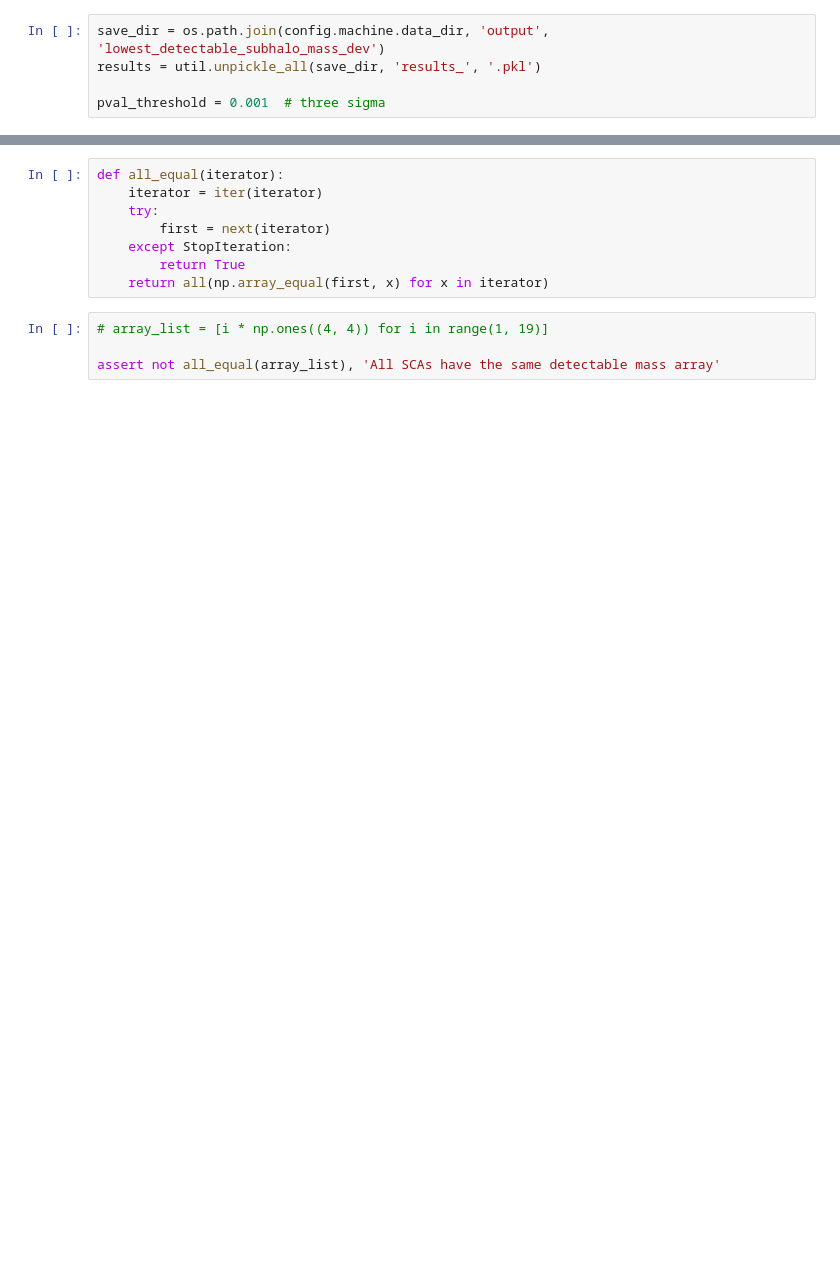
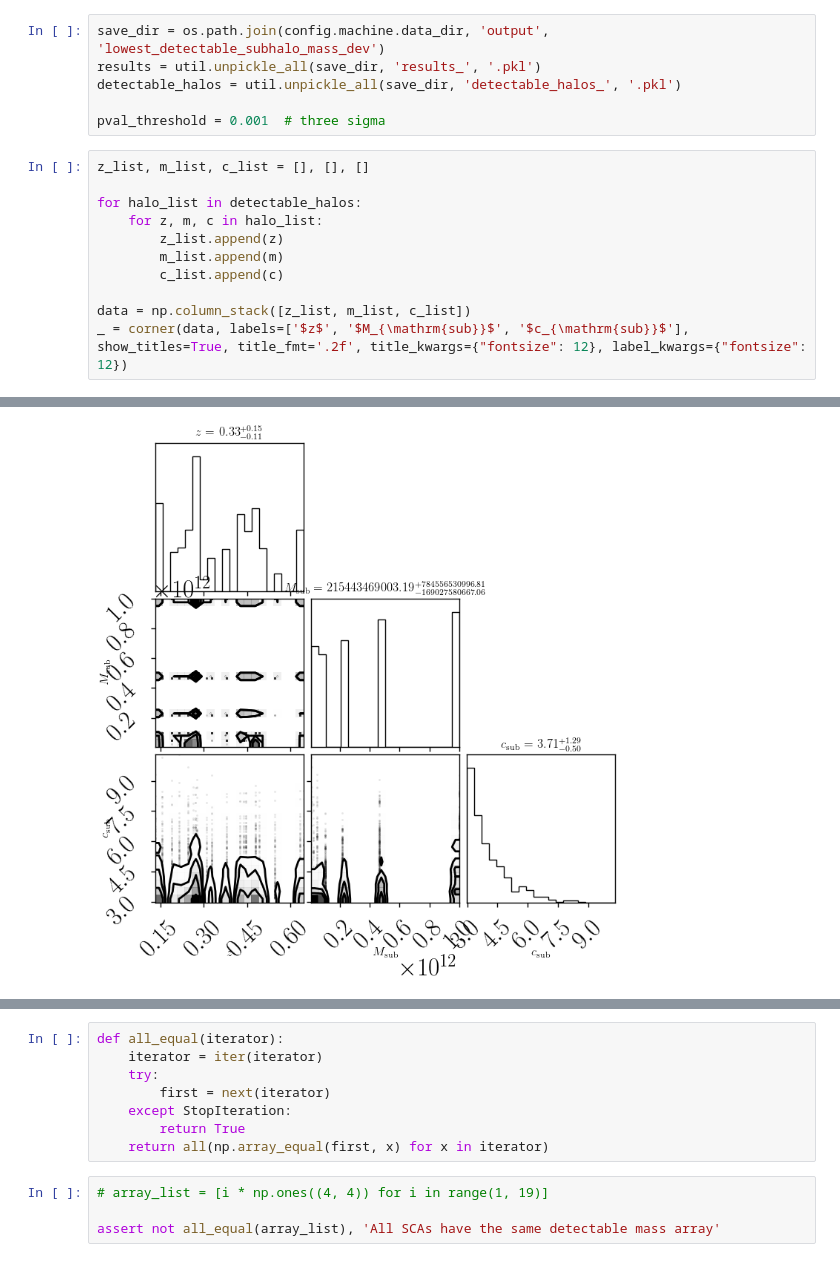
Before and after one commit to AstroMusers/mejiro, a Jupyter notebook: paper/figure_notebooks/lowest_detectable_subhalo_mass.ipynb, the cells around one changed output, grey strips where cells are left out. Saved outputs shown, nothing was run; the diff lists cells and outputs as text; blank space fills up the shorter version.

```diff
--- a/paper/figure_notebooks/lowest_detectable_subhalo_mass.ipynb
+++ b/paper/figure_notebooks/lowest_detectable_subhalo_mass.ipynb
@@ -46,5 +47,18 @@ from mejiro.instruments.roman import Roman
 # %%
 save_dir = os.path.join(config.machine.data_dir, 'output', 'lowest_detectable_subhalo_mass_dev')
 results = util.unpickle_all(save_dir, 'results_', '.pkl')
+detectable_halos = util.unpickle_all(save_dir, 'detectable_halos_', '.pkl')
 
 pval_threshold = 0.001  # three sigma
+# %%
+z_list, m_list, c_list = [], [], []
+
+for halo_list in detectable_halos:
+    for z, m, c in halo_list:
+        z_list.append(z)
+        m_list.append(m)
+        c_list.append(c)
+
+data = np.column_stack([z_list, m_list, c_list])
+_ = corner(data, labels=['$z$', '$M_{\mathrm{sub}}$', '$c_{\mathrm{sub}}$'], show_titles=True, title_fmt='.2f', title_kwargs={"fontsize": 12}, label_kwargs={"fontsize": 12})
+# %% [output]
@@ -51,3 +66,4 @@ pval_threshold = 0.001  # three sigma
+[figure, added]
 # %%
 sample_position_key = list(results[0].keys())[3]
 
```
Also changed, not shown: parts of 8 cells of this notebook, 5 other files.
